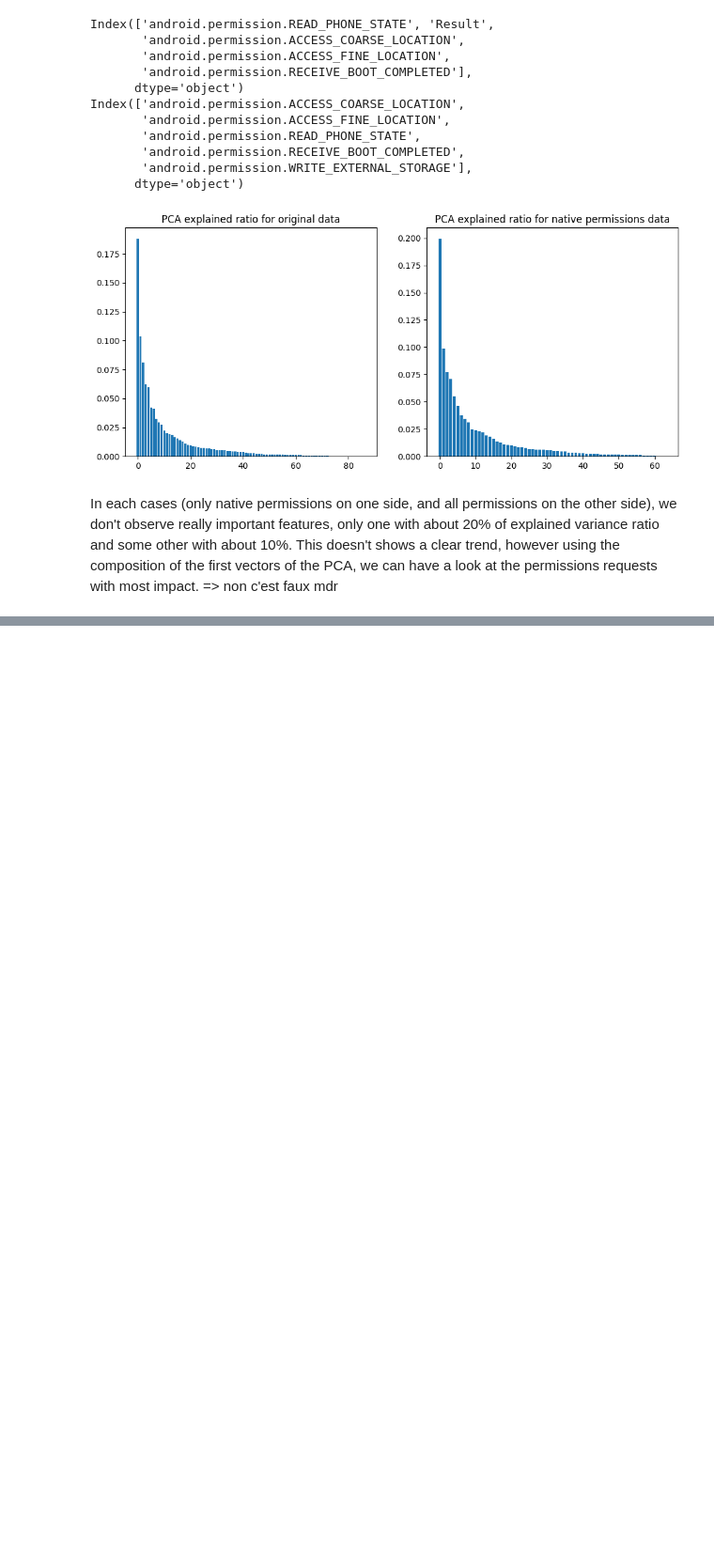
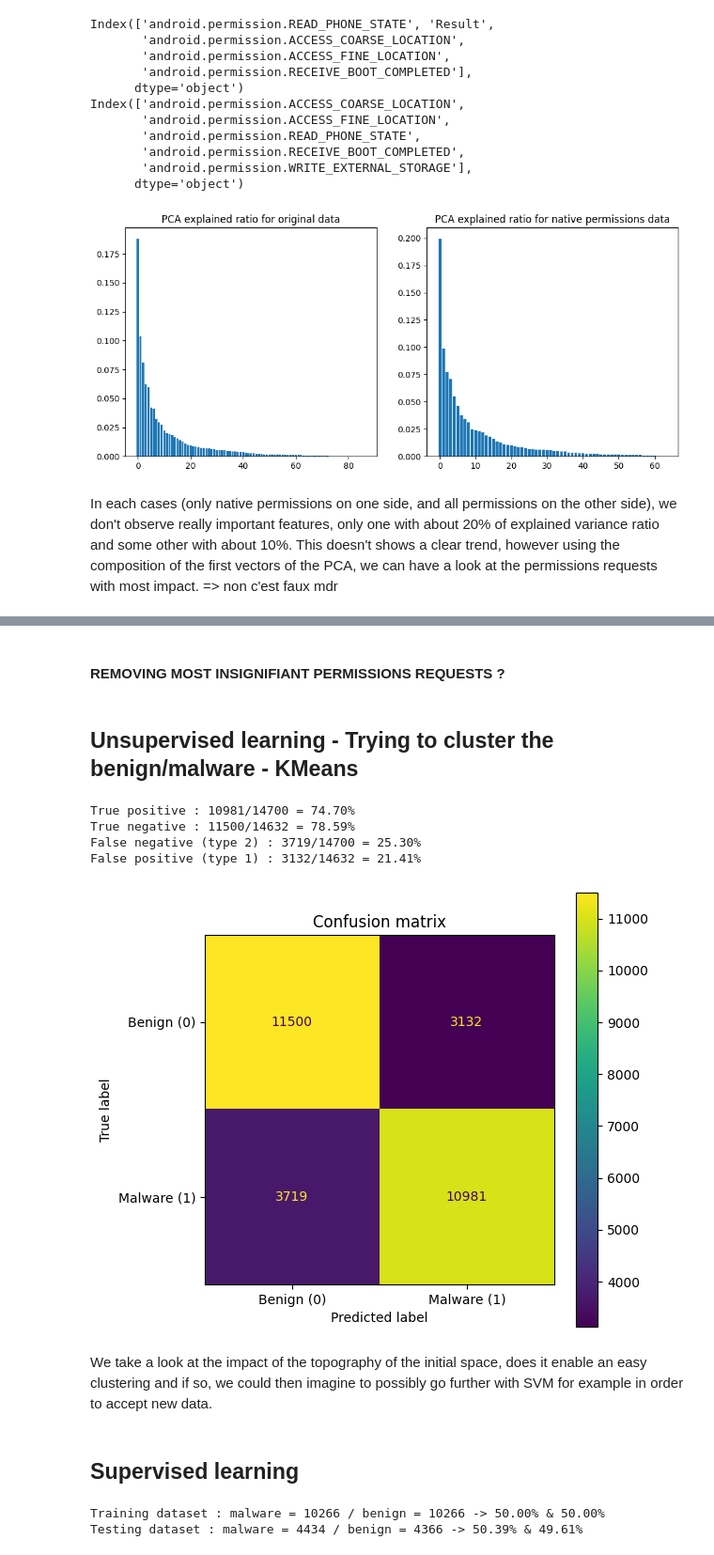
Before and after one commit to AugustinGrunewald/-NATICUSdroid, a Jupyter notebook: main.ipynb, the cells around one changed output, grey strips where cells are left out. Shown at 94% size. Drawn from its saved outputs; the diff is of its cells as text; code cells hidden in the pictures; blank space fills up the shorter version.

Commit message:
Working a bit with SVM and Unsupervised clustering (KMeans)

```diff
--- a/main.ipynb
+++ b/main.ipynb
@@ -151,0 +182,68 @@ Length: 87, dtype: int64
+# %% [markdown]
+#### REMOVING MOST INSIGNIFIANT PERMISSIONS REQUESTS ?
+# %% [markdown]
+## Unsupervised learning - Trying to cluster the benign/malware - KMeans
+# %%
+from sklearn.cluster import KMeans
+from sklearn.metrics import confusion_matrix, ConfusionMatrixDisplay
+
+# Dropping the last columns with the classification benign/malware
+original_df_no_result = original_df.drop("Result", axis=1)
+
+# Clustering in the original space
+kmeans_original = KMeans(n_clusters=2)
+kmeans_original.fit(original_df_no_result)
+y_pred_original = kmeans_original.predict(original_df_no_result)
+
+# Looking at the predictions results - changing 0 to 1 in the prediction, to match the original one (a majority of 0 should match the 0 original label)
+expected_result_original = original_df["Result"].to_numpy()
+comparison = y_pred_original == expected_result_original
+# If less than half of the data are correctly assigned, change 0 to 1 in the prediction
+if comparison.sum() <= len(expected_result_original)//2:
+    y_pred_original = np.where(y_pred_original == 0, 1, 0)
+
+# Confusion matrix
+cm = confusion_matrix(expected_result_original, y_pred_original, labels=[0,1])
+disp = ConfusionMatrixDisplay(confusion_matrix=cm_svc, display_labels=['Benign (0)', 'Malware (1)'])
+
+fig, ax = plt.subplots(figsize=(6, 6))
+disp.plot(ax=ax)
+ax.set_title("Confusion matrix");
+
+# Proportions
+print(f"True positive : {cm[1,1]}/{cm[1,0] + cm[1,1]} = {100 * cm[1,1]/(cm[1,0] + cm[1,1]):.2f}%")
+print(f"True negative : {cm[0,0]}/{cm[0,0] + cm[0,1]} = {100 * cm[0,0]/(cm[0,0] + cm[0,1]):.2f}%")
+print(f"False negative (type 2) : {cm[1,0]}/{cm[1,0] + cm[1,1]} = {100 * cm[1,0]/(cm[1,0] + cm[1,1]):.2f}%")
+print(f"False positive (type 1) : {cm[0,1]}/{cm[0,0] + cm[0,1]} = {100 * cm[0,1]/(cm[0,0] + cm[0,1]):.2f}%")
+# %% [output]
+True positive : 10981/14700 = 74.70%
+True negative : 11500/14632 = 78.59%
+False negative (type 2) : 3719/14700 = 25.30%
+False positive (type 1) : 3132/14632 = 21.41%
+[figure, added]
+# %% [markdown]
+We take a look at the impact of the topography of the initial space, does it enable an easy clustering and if so, we could then imagine to possibly go further with SVM for example in order to accept new data.
+# %% [markdown]
+## Supervised learning
+# %%
+from sklearn.utils import shuffle
+
+# Splitting data from label
+X = original_df.drop("Result", axis=1).to_numpy()
+y = original_df["Result"].to_numpy()
+
+# Splitting in 70/30 training & testing - we wish to have approximately 50% of malware and benign apps in the training and testing set for better performances
+threshold = int(original_df.shape[0] * 0.7)
+inds = np.array(shuffle(range(X.shape[0]), random_state=42))
+
+X_train = X[inds[:threshold]]
+y_train = y[inds[:threshold]]
+X_test = X[inds[threshold:]]
+y_test = y[inds[threshold:]]
+
+# Checking we've about half malware/benign in training and testing dataset
+print(f"Training dataset : malware = {y_train.sum()} / benign = {len(y_train) - y_train.sum()} -> {100 * y_train.sum() / len(y_train):.2f}% & {100 - 100 * y_train.sum() / len(y_train):.2f}%")
+print(f"Testing dataset : malware = {y_test.sum()} / benign = {len(y_test) - y_test.sum()} -> {100 * y_test.sum() / len(y_test):.2f}% & {100 - 100 * y_test.sum() / len(y_test):.2f}%")
+# %% [output]
+Training dataset : malware = 10266 / benign = 10266 -> 50.00% & 50.00%
+Testing dataset : malware = 4434 / benign = 4366 -> 50.39% & 49.61%
```
Also changed, not shown: parts of 9 cells of this notebook.
